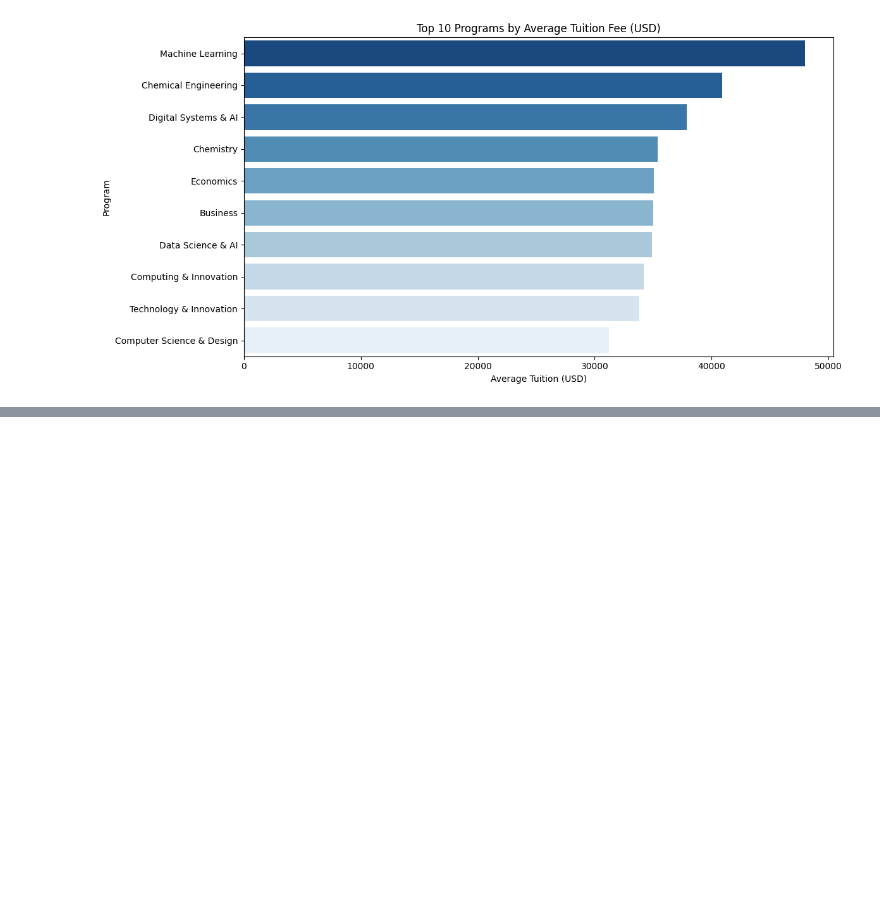
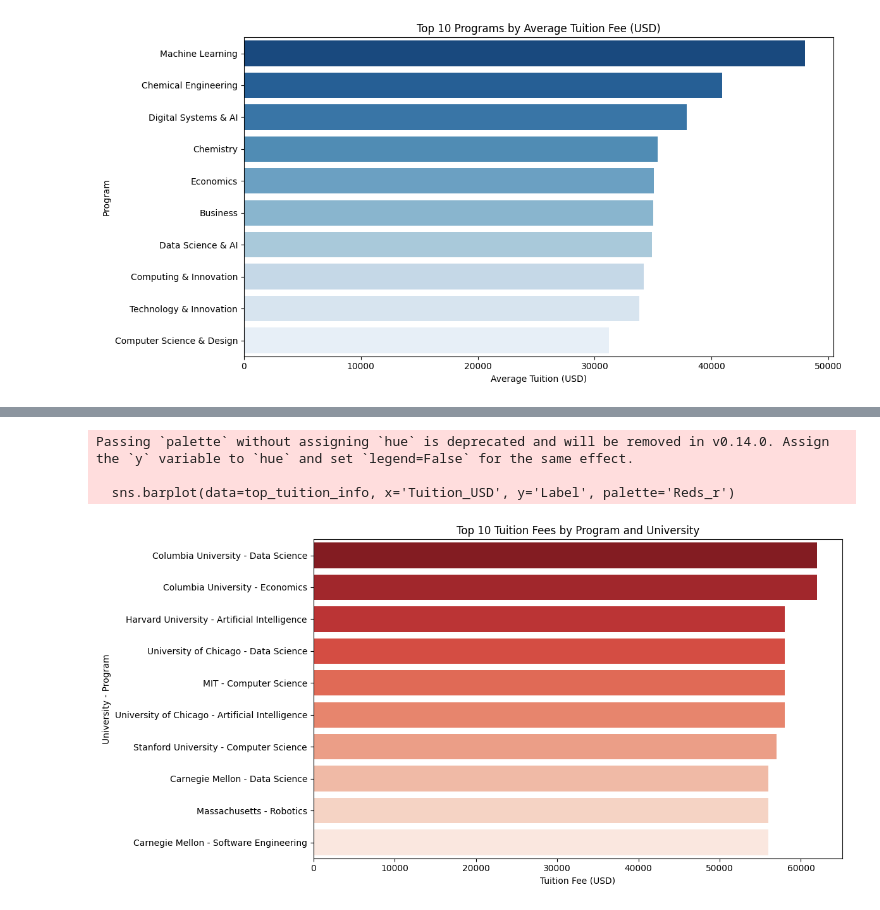
Before and after one commit to ankirani/My-Portofolio-Data-Science, a Jupyter notebook: International_Education_Cost_EDA.ipynb, the cells around one changed output, grey strips where cells are left out. Drawn from its saved outputs; the diff is of its cells as text; code cells hidden in the pictures; blank space fills up the shorter version.

```diff
--- a/International_Education_Cost_EDA.ipynb
+++ b/International_Education_Cost_EDA.ipynb
@@ -501,3 +501,12 @@ Passing `palette` without assigning `hue` is deprecated and will be removed in v
 
   sns.barplot(data=top_tuition_df, x='Tuition_USD', y='Program', palette='Blues_r')
 [figure]
+# %%
+# Sort the dataset by Tuition_USD in descending order
+top_tuition = clean_data.sort_values(by='Tuition_USD', ascending=False)
+
+# Select relevant columns: Tuition_USD, Program, and University
+top_tuition_info = top_tuition[['Tuition_USD', 'Program', 'University', 'Country', 'City']].head(10)
+
+# Display top 10
+print(top_tuition_info)
@@ -503,0 +531,16 @@ Passing `palette` without assigning `hue` is deprecated and will be removed in v
+# %%
+# Create label for plotting
+top_tuition_info['Label'] = top_tuition_info['University'] + ' - ' + top_tuition_info['Program']
+
+plt.figure(figsize=(12, 6))
+sns.barplot(data=top_tuition_info, x='Tuition_USD', y='Label', palette='Reds_r')
+plt.title('Top 10 Tuition Fees by Program and University')
+plt.xlabel('Tuition Fee (USD)')
+plt.ylabel('University - Program')
+plt.tight_layout()
+plt.show()
+# %% [output]
+Passing `palette` without assigning `hue` is deprecated and will be removed in v0.14.0. Assign the `y` variable to `hue` and set `legend=False` for the same effect.
+
+  sns.barplot(data=top_tuition_info, x='Tuition_USD', y='Label', palette='Reds_r')
+[figure, added]
```
Also changed, not shown: parts of 3 cells of this notebook.
